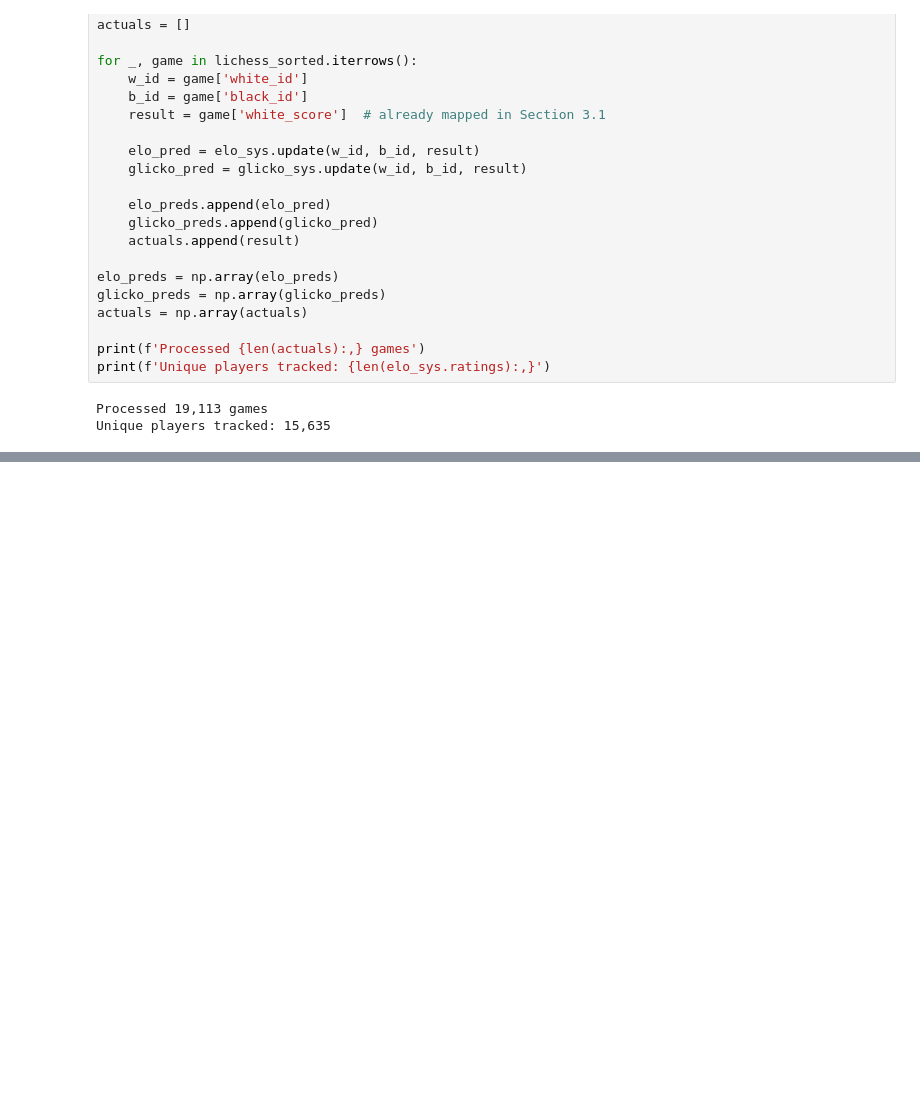
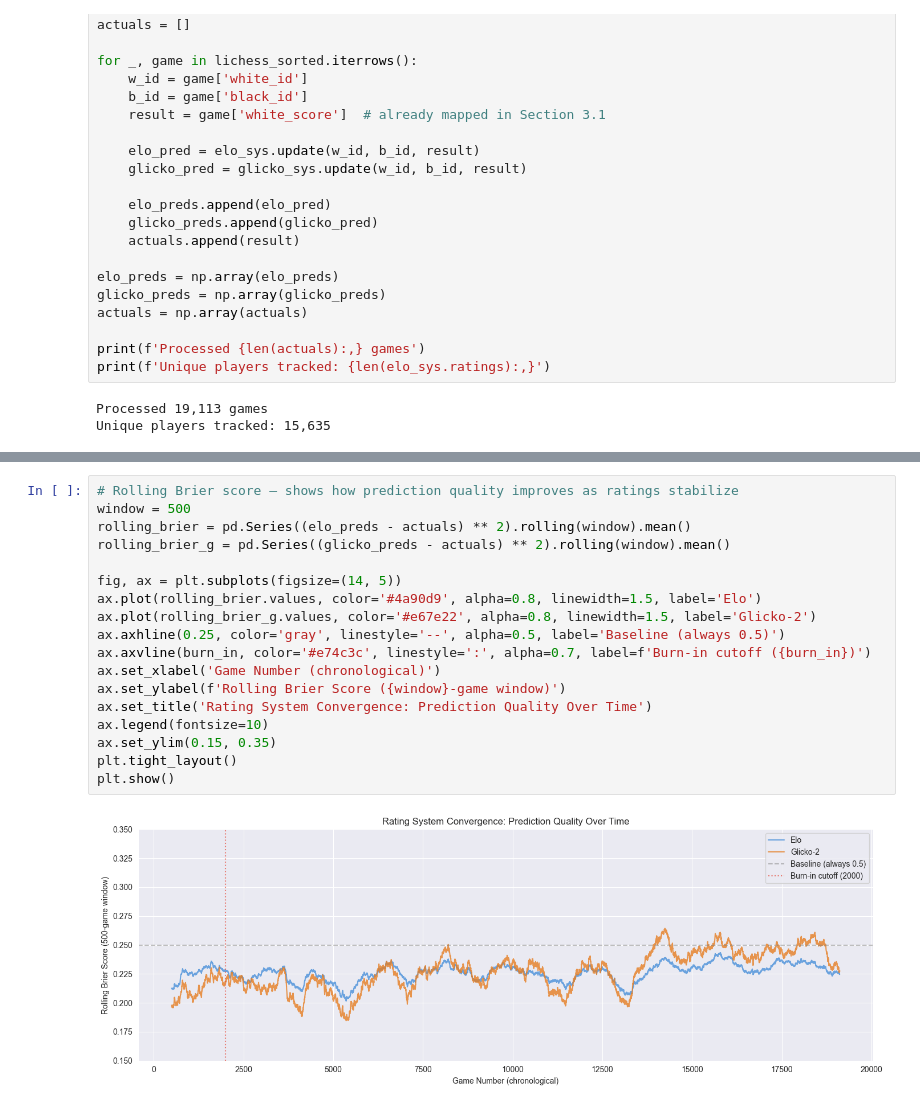
Before and after one commit to AhmedInv40/Chess-Rating-Systems, a Jupyter notebook: Chess Rating Systems.ipynb, the cells around one changed output, grey strips where cells are left out. Cells and saved outputs as stored; diff of their text form; blank space fills up the shorter version.

```diff
--- a/Chess Rating Systems.ipynb
+++ b/Chess Rating Systems.ipynb
@@ -1333,0 +1380,20 @@ Unique players tracked: 15,635
+# %%
+# Rolling Brier score — shows how prediction quality improves as ratings stabilize
+window = 500
+rolling_brier = pd.Series((elo_preds - actuals) ** 2).rolling(window).mean()
+rolling_brier_g = pd.Series((glicko_preds - actuals) ** 2).rolling(window).mean()
+
+fig, ax = plt.subplots(figsize=(14, 5))
+ax.plot(rolling_brier.values, color='#4a90d9', alpha=0.8, linewidth=1.5, label='Elo')
+ax.plot(rolling_brier_g.values, color='#e67e22', alpha=0.8, linewidth=1.5, label='Glicko-2')
+ax.axhline(0.25, color='gray', linestyle='--', alpha=0.5, label='Baseline (always 0.5)')
+ax.axvline(burn_in, color='#e74c3c', linestyle=':', alpha=0.7, label=f'Burn-in cutoff ({burn_in})')
+ax.set_xlabel('Game Number (chronological)')
+ax.set_ylabel(f'Rolling Brier Score ({window}-game window)')
+ax.set_title('Rating System Convergence: Prediction Quality Over Time')
+ax.legend(fontsize=10)
+ax.set_ylim(0.15, 0.35)
+plt.tight_layout()
+plt.show()
+# %% [output]
+[figure, added]
```
Also changed, not shown: parts of 6 cells of this notebook.
